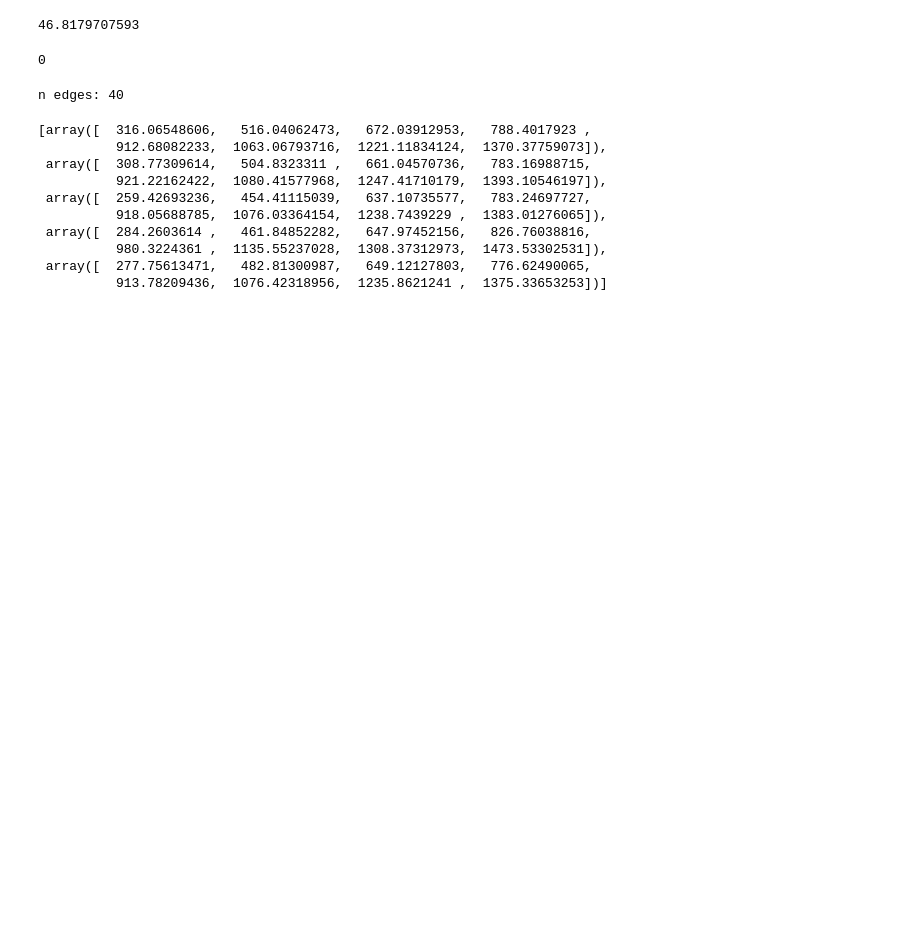
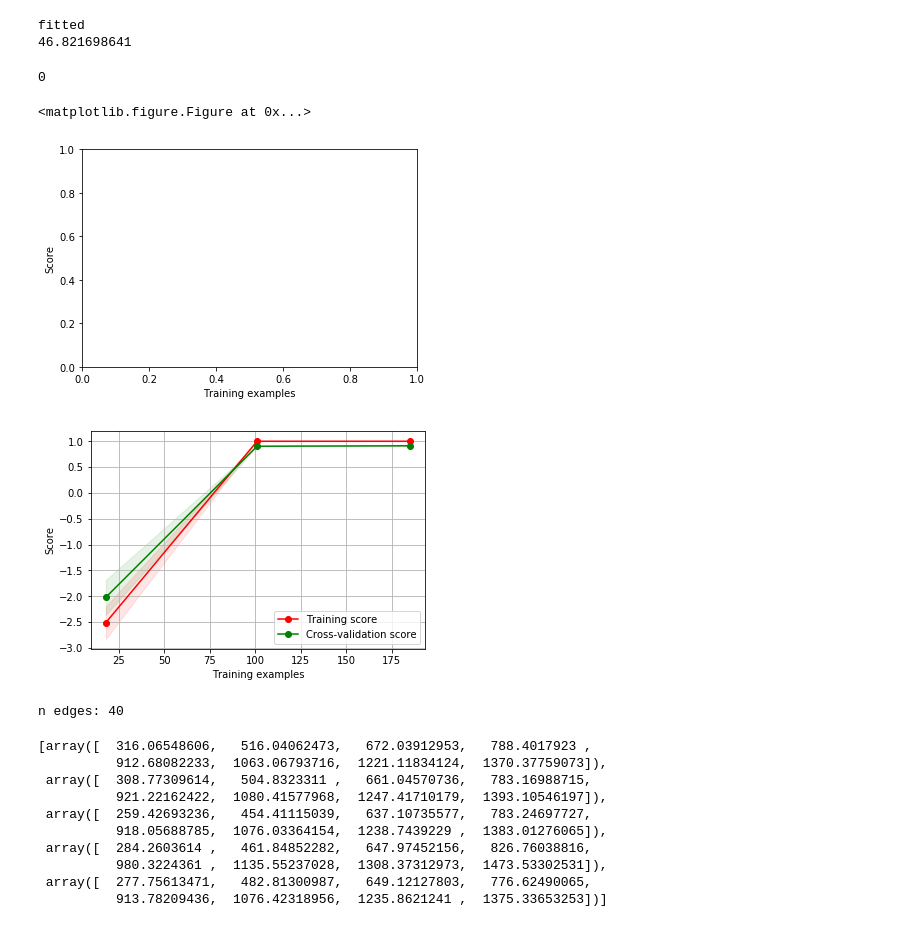
Before and after one commit to fdelia/ETH-machine-learning-course, a Jupyter notebook: Model.ipynb, the cells around one changed output. Cells and saved outputs as stored; diff of their text form; code cells hidden in the pictures; blank space fills up the shorter version.

```diff
--- a/Model.ipynb
+++ b/Model.ipynb
@@ -12,7 +12,7 @@ random.seed(99)
 
 class RandomBinsExtraction(BaseEstimator, TransformerMixin):
     """Build n bins with mean from values"""
-    def __init__(self, bin_length=3, splits=1000, hist_bins=None,
+    def __init__(self, bin_length=3, splits=[610, 610, 610], hist_bins=None,
         images_x_from=False, images_x_to=False,
         images_y_from=False, images_y_to=False):
         #self.bin_length = bin_length
@@ -33,16 +33,14 @@ class RandomBinsExtraction(BaseEstimator, TransformerMixin):
         split_y = 10
         if self.hist_bins is None:
             #self.hist_bins = [1, 282.10434686113894, 528.4350826042349, 635.7632261805744, 781.9301580581496, 962.0317275933281, 1079.2939329789033, 1246.3707282050862, 1393.0345691835053, 1721.8292294917992]
-            self.hist_bins = [  1.00000000e+00,   2.43148939e+02 ,  5.52670768e+02,   6.63323565e+02,
-   7.82650357e+02 ,  1.02133853e+03 ,  1.08620935e+03,   1.20392913e+03,
-   1.39695300e+03 ,  1.75176484e+03]
+            self.hist_bins = [[  1.00000000e+00,   2.43148939e+02 ,  5.52670768e+02,   6.63323565e+02,   7.82650357e+02 ,  1.02133853e+03 ,  1.08620935e+03,   1.20392913e+03,   1.39695300e+03 ,  1.75176484e+03],
+                              [  1.00000000e+00,   2.43148939e+02 ,  5.52670768e+02,   6.63323565e+02,   7.82650357e+02 ,  1.02133853e+03 ,  1.08620935e+03,   1.20392913e+03,   1.39695300e+03 ,  1.75176484e+03],
+                              [  1.00000000e+00,   2.43148939e+02 ,  5.52670768e+02,   6.63323565e+02,   7.82650357e+02 ,  1.02133853e+03 ,  1.08620935e+03,   1.20392913e+03,   1.39695300e+03 ,  1.75176484e+03]]
 
         first = True
         for row in X:
-            # use only without "RemoveEmptyValues"
-            # This is feature selection actually
+            # This is feature selection
             if self.images_x_from is not False and self.images_x_to is not False:
-                #images = np.split(row, 176)[50:130] # pretty optimal already
                 images = np.split(row, 176)[self.images_x_from : self.images_x_to]
 
                 # x needs to be set for this, but don't mind at the moment
@@ -60,8 +58,9 @@ class RandomBinsExtraction(BaseEstimator, TransformerMixin):
 
             splits = np.array_split(row, int(len(row) / self.splits))
             features = []
-            for split in splits:
-                features.append(np.histogram(split, bins=self.hist_bins)[0])
+            for j, split in enumerate(splits):
+                i = int(j / len(splits) * len(self.hist_bins))
+                features.append(np.histogram(split, bins=self.hist_bins[i])[0])
 
             X_new.append(np.array(features).flatten())
             if first:
@@ -76,6 +75,7 @@ from sklearn.feature_selection import VarianceThreshold
 from sklearn.linear_model import LinearRegression,BayesianRidge
 from sklearn.svm import LinearSVR
 from sklearn.ensemble import BaggingRegressor
+#from sklearn.decomposition import TruncatedSVD
 
 pipe = Pipeline([
     ('BinsExtraction', RandomBinsExtraction(splits=610,
@@ -84,7 +84,7 @@ pipe = Pipeline([
     ('vct', VarianceThreshold(threshold=0.1)),
     #('linreg', LinearRegression(n_jobs=-1))
     #('bayes', BayesianRidge())
-    ('linearSVR', LinearSVR(C=1.0, max_iter=2000))
+    ('linearSVR', LinearSVR(C=1.0, max_iter=1300))
     #('bagging', BaggingRegressor(LinearSVR(C=1.0, max_iter=2000), max_features=0.8, n_jobs=-1))
 ])
 # %%
@@ -114,7 +114,7 @@ print(mean_squared_error(y[151:228], y_pr))
 # 47.17 y_to=204
 # 46.938 x_to=132, (C=1, threshold=0.1)
 # 46.936 linreg
-# 46.82 x_to=125, y_to=196
+# 46.81 x_to=125, y_to=196
 
 # 47.18 bagging
 # 47.86 RandomEnsemble
@@ -137,5 +137,6 @@ print(mean_squared_error(y[151:228], y_pr))
 import os
 os.system('say "i have finished!"')
 # %% [output]
-46.8179707593
+fitted
+46.821698641
 0
@@ -147,3 +143,41 @@ os.system('say "i have finished!"')
+# %%
+#grid.cv_results_
+#grid.best_params_
+#pipe.named_steps['vct'].variances_
+#len(pipe.named_steps['vct'].get_support(True))
+
+train_sizes=np.linspace(.1, 1.0, 3)
+
+import matplotlib.pyplot as plt
+from sklearn.learning_curve import learning_curve
+plt.figure()
+#plt.ylim(*ylim)
+plt.xlabel("Training examples")
+plt.ylabel("Score")
+train_sizes, train_scores, test_scores = learning_curve(
+    pipe, X, y, cv=3, n_jobs=-1, train_sizes=train_sizes)
+train_scores_mean = np.mean(train_scores, axis=1)
+train_scores_std = np.std(train_scores, axis=1)
+test_scores_mean = np.mean(test_scores, axis=1)
+test_scores_std = np.std(test_scores, axis=1)
+plt.grid()
+
+plt.fill_between(train_sizes, train_scores_mean - train_scores_std,
+                 train_scores_mean + train_scores_std, alpha=0.1,
+                 color="r")
+plt.fill_between(train_sizes, test_scores_mean - test_scores_std,
+                 test_scores_mean + test_scores_std, alpha=0.1, color="g")
+plt.plot(train_sizes, train_scores_mean, 'o-', color="r",
+         label="Training score")
+plt.plot(train_sizes, test_scores_mean, 'o-', color="g",
+         label="Cross-validation score")
+
+plt.legend(loc="best")
+plt.show()
+# %% [output]
+<matplotlib.figure.Figure at 0x...>
+[figure, added]
+[figure, added]
 # %%
 # Search bin subdivision so that there is highest variance
 # 1. Divide hist into bins over some rows
```
Also changed, not shown: parts of 5 cells of this notebook.
